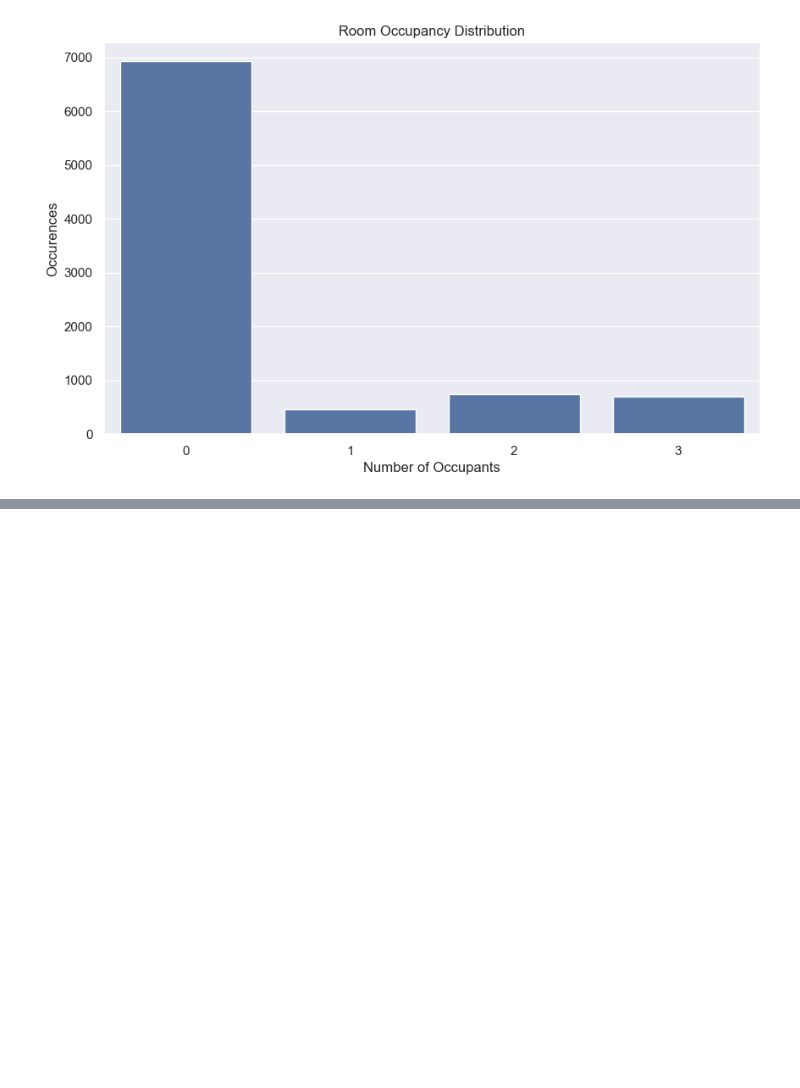
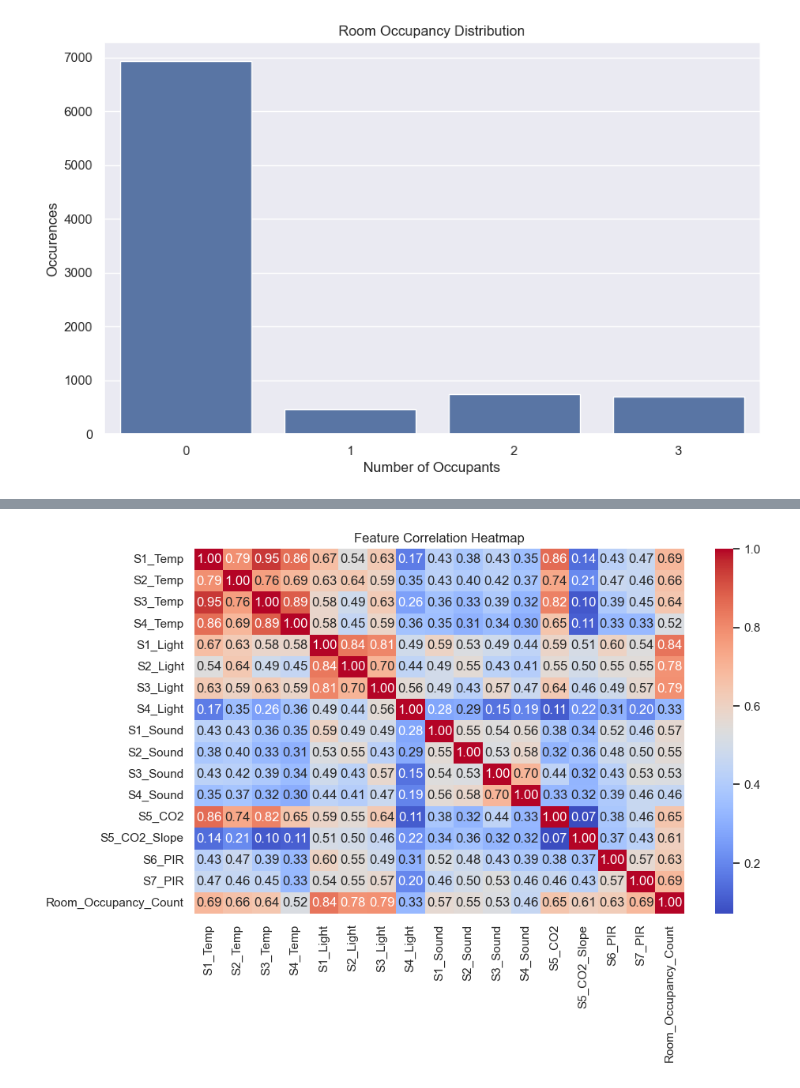
Before and after one commit to errorcodecritical/JupyterML, a Jupyter notebook: Challenge.ipynb, the cells around one changed output, grey strips where cells are left out. Saved outputs shown, nothing was run; the diff lists cells and outputs as text; code cells hidden in the pictures; blank space fills up the shorter version.

```diff
--- a/Challenge.ipynb
+++ b/Challenge.ipynb
@@ -195,0 +248,9 @@ dtype: int64
+# %%
+X1y1 = X1.join(y1)
+
+plt.figure(figsize=(10, 6))
+sns.heatmap(X1y1.corr(), annot=True, cmap="coolwarm", fmt=".2f")
+plt.title("Feature Correlation Heatmap")
+plt.show()
+# %% [output]
+[figure, added]
```
Also changed, not shown: parts of 6 cells of this notebook.
